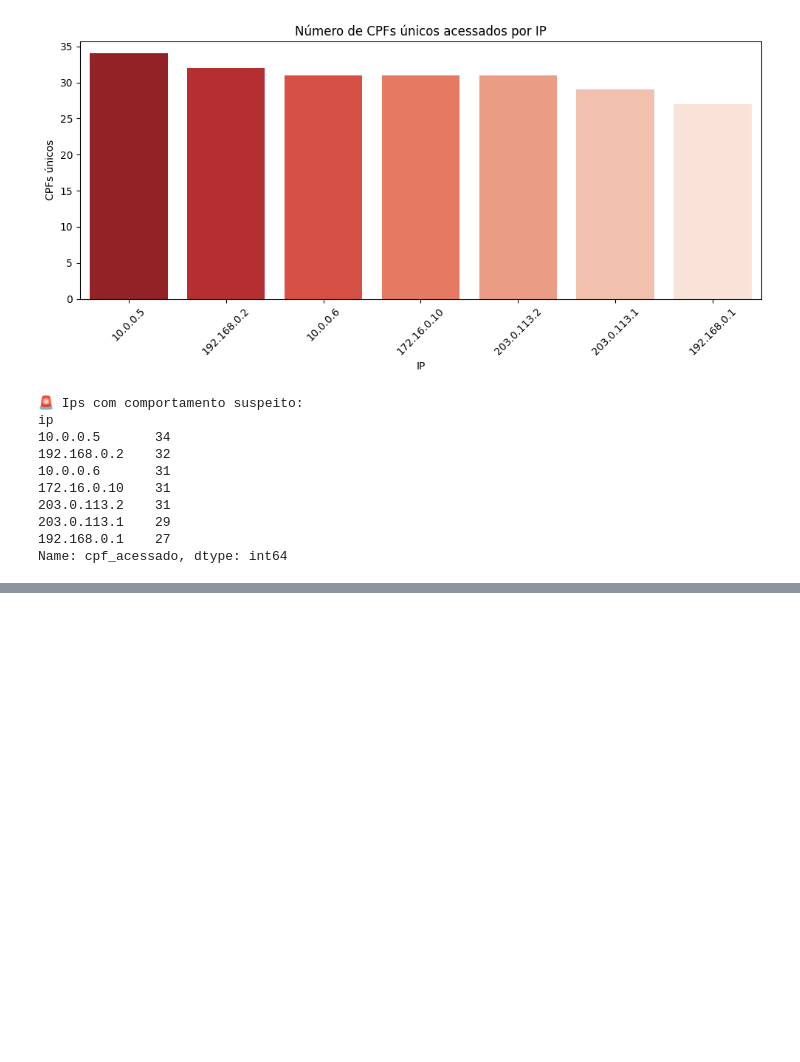
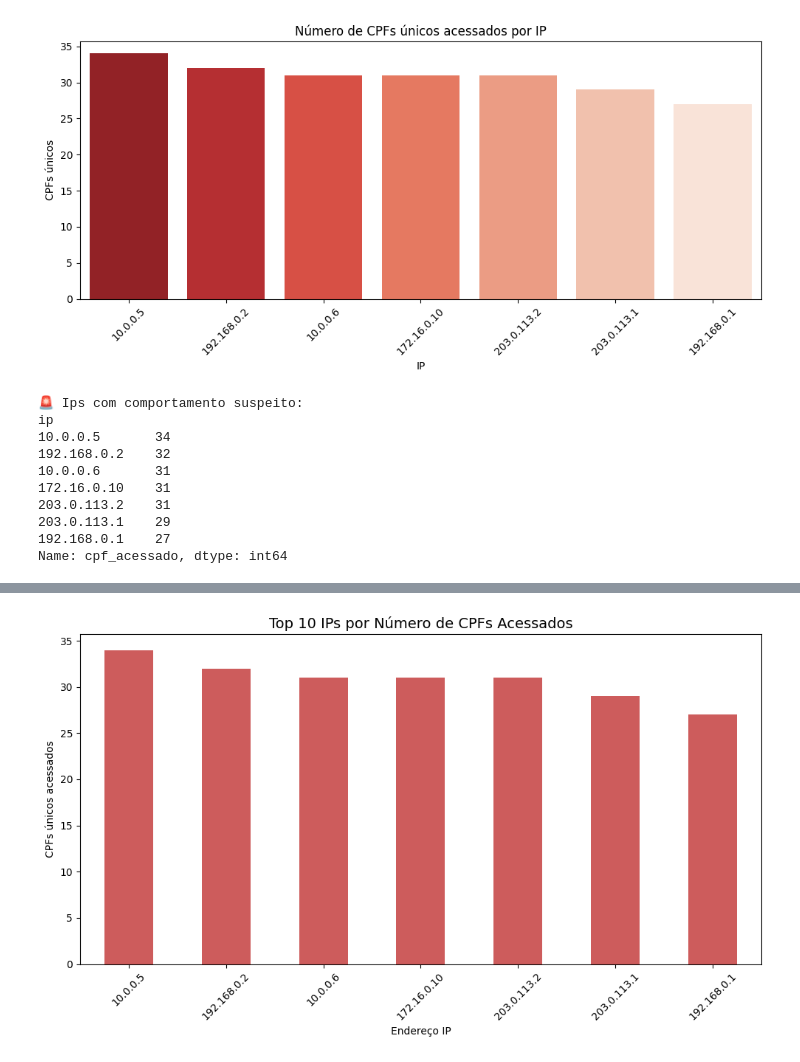
Before and after one commit to nataliaaguiars/cybersecurity-snackexpress, a Jupyter notebook: snackexpress.ipynb, the cells around one changed output, grey strips where cells are left out. Cells and saved outputs as stored; diff of their text form; code cells hidden in the pictures; blank space fills up the shorter version.

```diff
--- a/snackexpress.ipynb
+++ b/snackexpress.ipynb
@@ -128,0 +148,15 @@ Name: cpf_acessado, dtype: int64
+# %%
+# Análise IPs mais suspeitos
+ips_suspeitos = df.groupby("ip")["cpf_acessado"].nunique().sort_values(ascending=False).head(10)
+
+plt.figure(figsize=(10,6))
+ips_suspeitos.plot(kind='bar', color='indianred')
+plt.title("Top 10 IPs por Número de CPFs Acessados", fontsize=14)
+plt.xlabel("Endereço IP")
+plt.ylabel("CPFs únicos acessados")
+plt.xticks(rotation=45)
+plt.tight_layout()
+plt.savefig("images/ips_suspeitos.png", dpi=300, bbox_inches='tight')
+plt.show()
+# %% [output]
+[figure, added]
```
Also changed, not shown: parts of 2 cells of this notebook.
